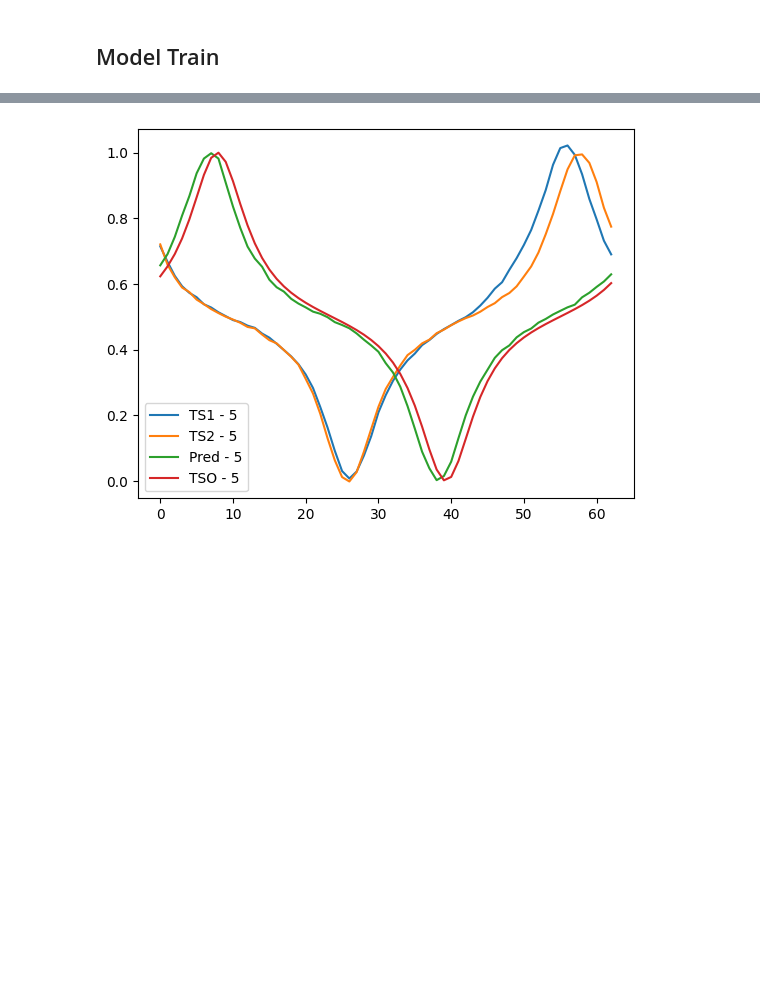
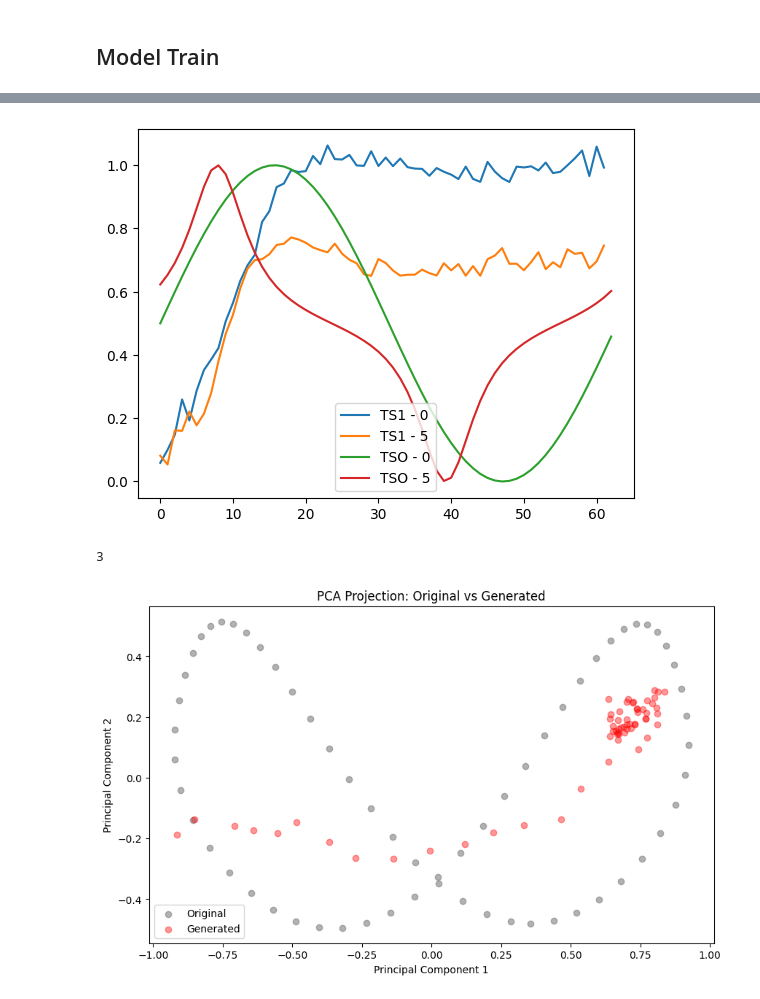
Before and after one commit to PaulMagos/MCS_Thesis, a Jupyter notebook: GTMAirQuality.ipynb, the cells around one changed output, grey strips where cells are left out. Drawn from its saved outputs; the diff is of its cells as text; code cells hidden in the pictures; blank space fills up the shorter version.

```diff
--- a/GTMAirQuality.ipynb
+++ b/GTMAirQuality.ipynb
@@ -144,5 +157,5 @@ output.shape
 # %%
-# plt.plot(output[0, :, 0], label='TS1 - 0')
+plt.plot(output[0, :, 0], label='TS1 - 0')
 # plt.plot(output[0, :, 1], label='TS1 - 1')
 # plt.plot(output[0, :, 2], label='TS1 - 2')
 # plt.plot(output[0, :, 3], label='TS1 - 3')
@@ -154,7 +167,7 @@ plt.plot(output[0, :, 5], label='TS1 - 5')
 # plt.plot(output1[0, :, 2], label='TS2 - 2')
 # plt.plot(output1[0, :, 3], label='TS2 - 3')
 # plt.plot(output1[0, :, 4], label='TS2 - 4')
-plt.plot(output1[0, :, 5], label='TS2 - 5')
+# plt.plot(output1[0, :, 5], label='TS2 - 5')
 
 
 # plt.plot(prediction[0, :, 0], label='Pred - 0')
@@ -162,10 +175,10 @@ plt.plot(output1[0, :, 5], label='TS2 - 5')
 # plt.plot(prediction[0, :, 2], label='Pred - 2')
 # plt.plot(prediction[0, :, 3], label='Pred - 3')
 # plt.plot(prediction[0, :, 4], label='Pred - 4')
-plt.plot(prediction[0, :, 5], label='Pred - 5')
+# plt.plot(prediction[0, :, 5], label='Pred - 5')
 
 
-# plt.plot(train_data[0, :, 0], label='TSO - 0')
+plt.plot(train_data[0, :, 0], label='TSO - 0')
 # plt.plot(train_data[0, :, 1], label='TSO - 1')
 # plt.plot(train_data[0, :, 2], label='TSO - 2')
 # plt.plot(train_data[0, :, 3], label='TSO - 3')
@@ -174,4 +187,12 @@ plt.plot(train_data[0, :, 5], label='TSO - 5')
 plt.legend()
 plt.show()
 # %% [output]
-[figure, old version]
+[figure, new version]
+# %%
+from Notebooks.Eval.VisualEval import plot_pca
+
+# plot_pca(train_data[:1], prediction[:1], component_to_plot=(0, 1))
+plot_pca(train_data[:1], output[:1], component_to_plot=(0, 2))
+# %% [output]
+3
+[figure, added]
```
Also changed, not shown: parts of 8 cells of this notebook, 4 other files.
